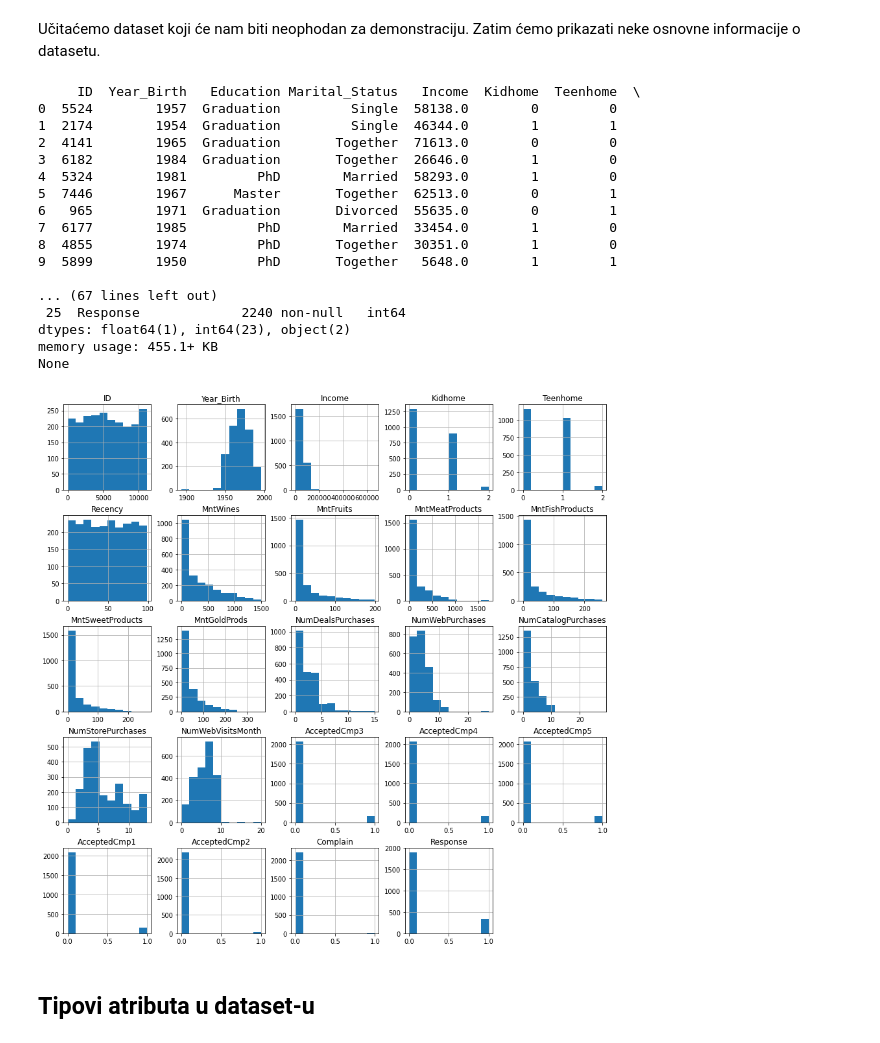
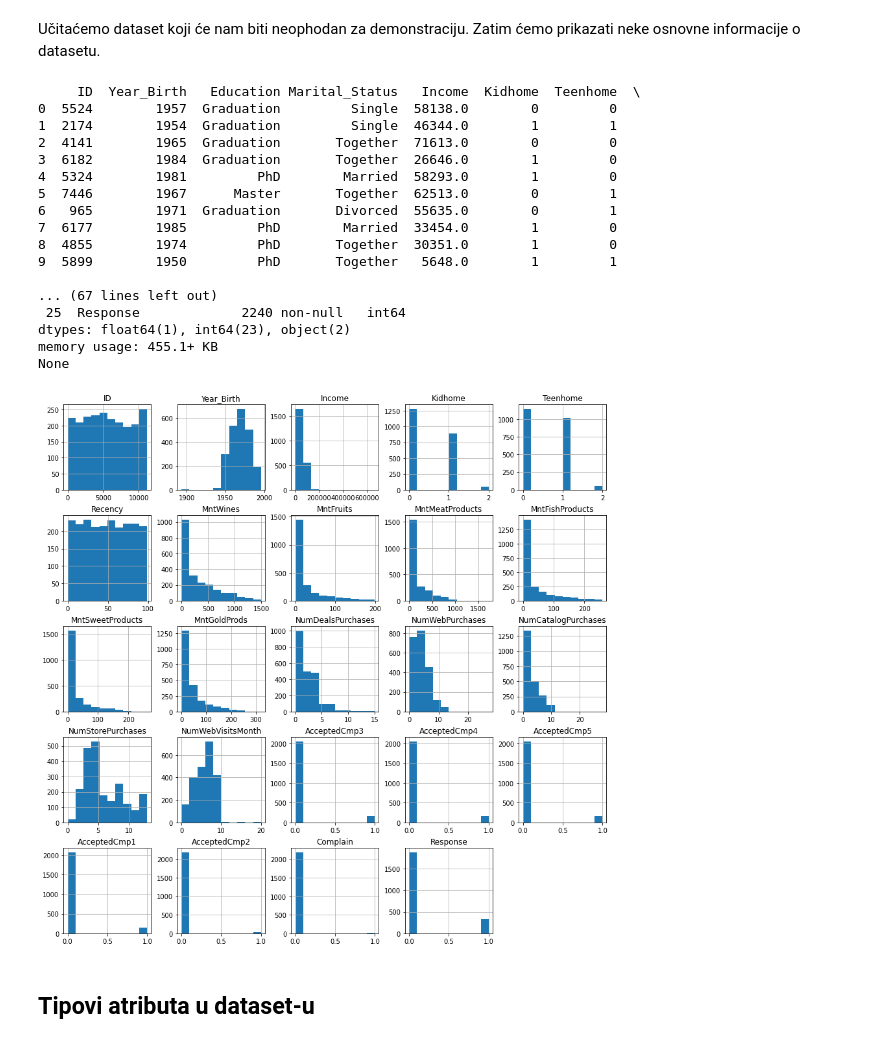
Before and after one commit to AndjelijaMladenovic00/Kvalitet-podataka, a Jupyter notebook: kvalitet_podataka.ipynb, the cells around one changed output. Saved outputs shown, nothing was run; the diff lists cells and outputs as text; code cells hidden in the pictures.

```diff
--- a/kvalitet_podataka.ipynb
+++ b/kvalitet_podataka.ipynb
@@ -13,28 +17,31 @@ customer_data.drop(["Z_CostContact", "Z_Revenue", "Dt_Customer"], axis="columns"
 # %%
 print(customer_data.head(10))
 print(customer_data.info())
 
+customer_data = customer_data.dropna()
+customer_data = customer_data.reset_index(drop=True)
+
 customer_data.hist(figsize=(15,15))
 plt.show()
 # %% [output]
      ID  Year_Birth   Education Marital_Status   Income  Kidhome  Teenhome  \
 0  5524        1957  Graduation         Single  58138.0        0         0
 1  2174        1954  Graduation         Single  46344.0        1         1
 2  4141        1965  Graduation       Together  71613.0        0         0
 3  6182        1984  Graduation       Together  26646.0        1         0
 4  5324        1981         PhD        Married  58293.0        1         0
 5  7446        1967      Master       Together  62513.0        0         1
 6   965        1971  Graduation       Divorced  55635.0        0         1
 7  6177        1985         PhD        Married  33454.0        1         0
 8  4855        1974         PhD       Together  30351.0        1         0
 9  5899        1950         PhD       Together   5648.0        1         1
 
 ... (67 lines left out)
  25  Response             2240 non-null   int64
 dtypes: float64(1), int64(23), object(2)
 memory usage: 455.1+ KB
 None
-[figure, old version]
+[figure, new version]
 # %% [markdown]
 ## Tipovi atributa u dataset-u
 # %% [markdown]
```
Also changed, not shown: parts of 65 cells of this notebook.
